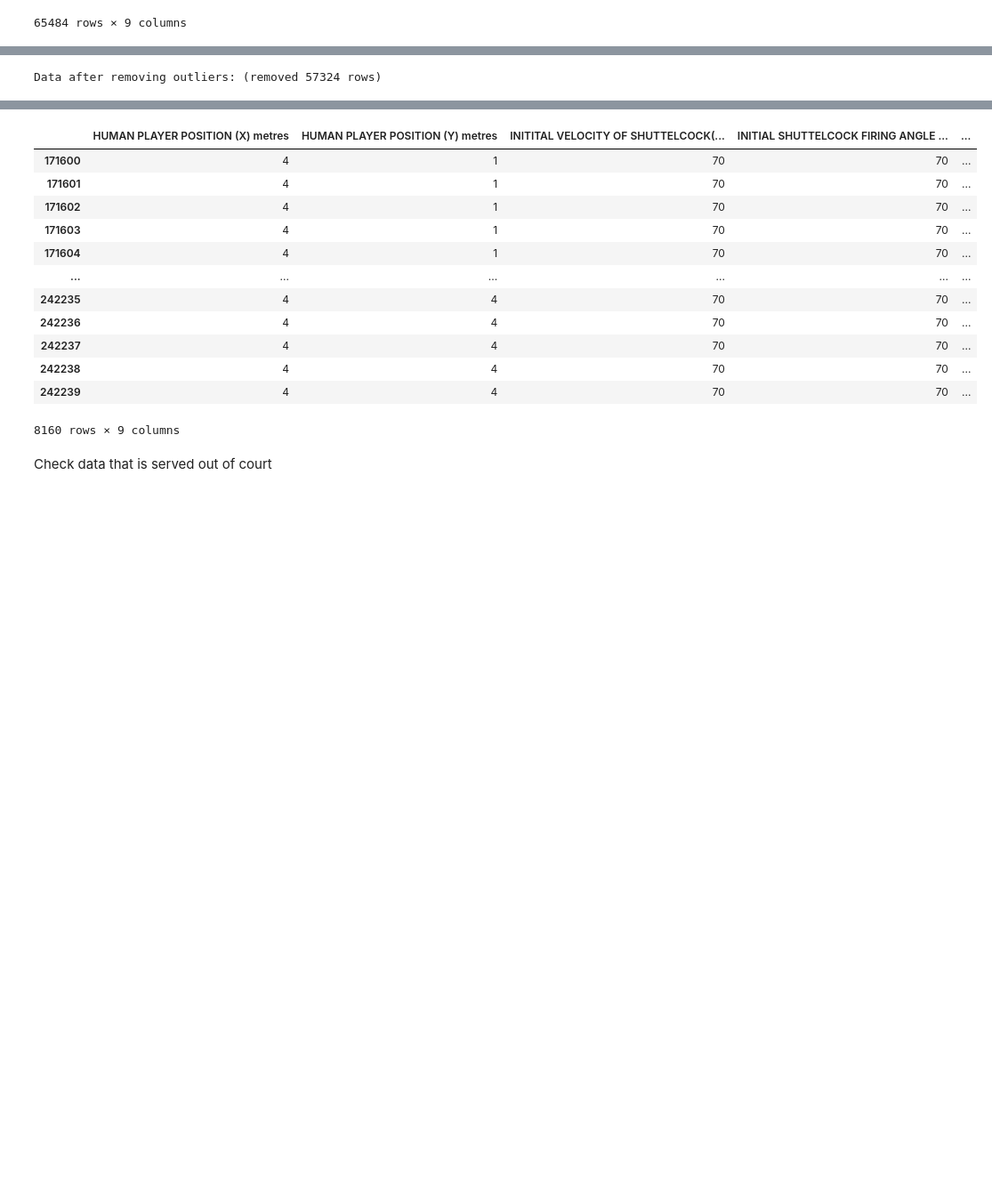
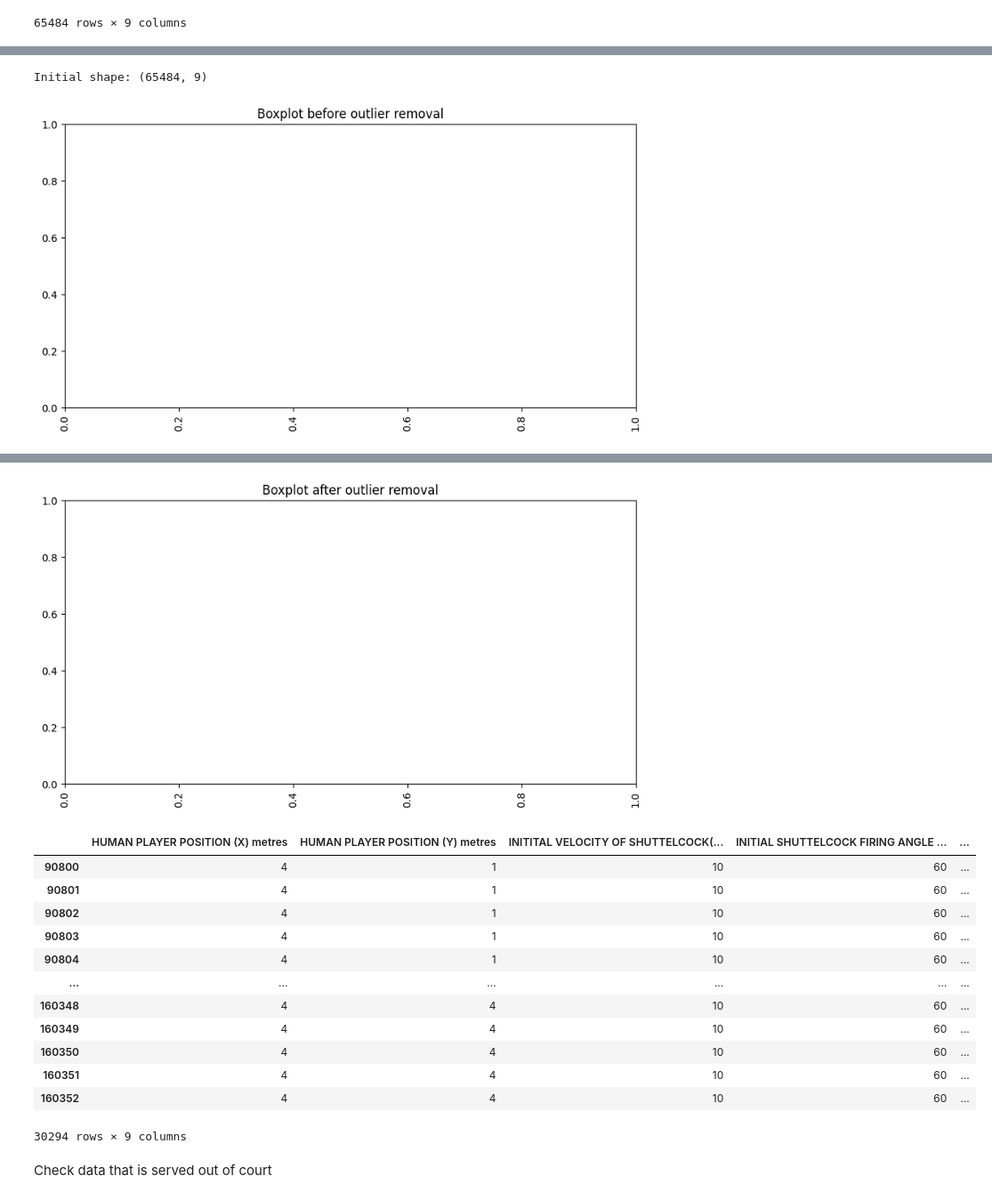
Before and after one commit to xunthongkkkkkk/DataAnalytics3005, a Jupyter notebook: badmintondata2_data-preprocessing/badmintondata2_cleaning.ipynb, the cells around one changed output, grey strips where cells are left out. Shown at 89% size. Drawn from its saved outputs; the diff is of its cells as text; code cells hidden in the pictures; blank space fills up the shorter version.

```diff
--- a/badmintondata2_data-preprocessing/badmintondata2_cleaning.ipynb
+++ b/badmintondata2_data-preprocessing/badmintondata2_cleaning.ipynb
@@ -153,17 +164,45 @@ data2
 # %%
+#import seaborn as sns
+import matplotlib.pyplot as plt
+
+# Print initial data shape
+print(f"\nInitial shape: {data2.shape}")
+
+# Plotting before outlier removal
+plt.figure(figsize=(10,5))
+plt.title('Boxplot before outlier removal')
+#sns.boxplot(data=df.iloc[:, 1:])  # Exclude the first column (SHOT_ID)
+plt.xticks(rotation=90)
+plt.show()
+
 # Calculate Q1, Q3, and IQR
-Q1 = data2.iloc[:, 1:].groupby(data2['SHOT_ID']).quantile(0.25)  # Group by SHOT_ID
-Q3 = data2.iloc[:, 1:].groupby(data2['SHOT_ID']).quantile(0.75)  # Group by SHOT_ID
+Q1 = data2.iloc[:, 1:].quantile(0.25)  # Exclude the first column (SHOT_ID)
+Q3 = data2.iloc[:, 1:].quantile(0.75)  # Exclude the first column (SHOT_ID)
 IQR = Q3 - Q1
 
 # Duplicate the original dataframe for use in the next steps
 df_temp = data2.copy()
 
+print("\nInterquartile Range, Q1, Q3, and outlier thresholds:")
+for col in data2.columns[1:]:  # Exclude the first column (SHOT_ID)
+    print(f"{col}:")
+    print(f"Q1: {Q1[col]}")
+    print(f"Q3: {Q3[col]}")
+    print(f"IQR: {IQR[col]}")
+    print(f"Lower outlier threshold: {Q1[col] - 1.5 * IQR[col]}")
+    print(f"Upper outlier threshold: {Q3[col] + 1.5 * IQR[col]}\n")
+
 # Calculate outlier mask for each row
 for shot_id in data2['SHOT_ID'].unique():
-    outlier_mask = ((df_temp[df_temp['SHOT_ID'] == shot_id].iloc[:, 1:] < (Q1.loc[shot_id] - 1.5 * IQR.loc[shot_id])) |
-                    (df_temp[df_temp['SHOT_ID'] == shot_id].iloc[:, 1:] > (Q3.loc[shot_id] + 1.5 * IQR.loc[shot_id]))).any(axis=1)
+    # Identify outlier rows before removing them
+    outlier_mask = ((data2.iloc[:, 1:] < (Q1 - 1.5 * IQR)) | (data2.iloc[:, 1:] > (Q3 + 1.5 * IQR))).any(axis=1)
     df_temp.loc[df_temp['SHOT_ID'] == shot_id, 'outlier_mask'] = outlier_mask
+
+# Create a dataframe of outliers
+df_outliers = data2[outlier_mask].copy()
+
+# Save outliers to CSV
+df_outliers.to_csv("outliers.csv", index=False)
 
 # Identify outlier SHOT_IDs
 outlier_shot_ids = df_temp[df_temp['outlier_mask']].SHOT_ID.unique()
@@ -175,8 +214,20 @@ df_no_outliers = df_temp[~df_temp['SHOT_ID'].isin(outlier_shot_ids)].drop(column
 removed_rows_outliers = data2.shape[0] - df_no_outliers.shape[0]
 print(f"\nData after removing outliers: (removed {removed_rows_outliers} rows)")
 
-# Update data2 to df_no_outliers
+
+# Print updated data shape
+print(f"Current shape: {df_no_outliers.shape}")
+
+# Plotting after outlier removal
+plt.figure(figsize=(10,5))
+plt.title('Boxplot after outlier removal')
+#sns.boxplot(data=df_no_outliers.iloc[:, 1:])  # Exclude the first column (SHOT_ID)
+plt.xticks(rotation=90)
+plt.show()
+
+# Update df to df_no_outliers
 data2 = df_no_outliers
 data2
 # %% [output]
-Data after removing outliers: (removed 57324 rows)
+Initial shape: (65484, 9)
+[figure, added]
@@ -183,16 +251,17 @@ Data after removing outliers: (removed 57324 rows)
+[figure, added]
 |  | HUMAN PLAYER POSITION (X) metres | HUMAN PLAYER POSITION (Y) metres | INITITAL VELOCITY OF SHUTTELCOCK(... | INITIAL SHUTTELCOCK FIRING ANGLE ... | ... |
-| 171600 | 4 | 1 | 70 | 70 | ... |
-| 171601 | 4 | 1 | 70 | 70 | ... |
-| 171602 | 4 | 1 | 70 | 70 | ... |
-| 171603 | 4 | 1 | 70 | 70 | ... |
-| 171604 | 4 | 1 | 70 | 70 | ... |
+| 90800 | 4 | 1 | 10 | 60 | ... |
+| 90801 | 4 | 1 | 10 | 60 | ... |
+| 90802 | 4 | 1 | 10 | 60 | ... |
+| 90803 | 4 | 1 | 10 | 60 | ... |
+| 90804 | 4 | 1 | 10 | 60 | ... |
 | ... | ... | ... | ... | ... | ... |
-| 242235 | 4 | 4 | 70 | 70 | ... |
-| 242236 | 4 | 4 | 70 | 70 | ... |
-| 242237 | 4 | 4 | 70 | 70 | ... |
-| 242238 | 4 | 4 | 70 | 70 | ... |
-| 242239 | 4 | 4 | 70 | 70 | ... |
+| 160348 | 4 | 4 | 10 | 60 | ... |
+| 160349 | 4 | 4 | 10 | 60 | ... |
+| 160350 | 4 | 4 | 10 | 60 | ... |
+| 160351 | 4 | 4 | 10 | 60 | ... |
+| 160352 | 4 | 4 | 10 | 60 | ... |
-8160 rows × 9 columns
+30294 rows × 9 columns
 # %% [markdown]
 Check data that is served out of court
 # %%
```
Also changed, not shown: parts of 5 cells of this notebook, 9 other files.
